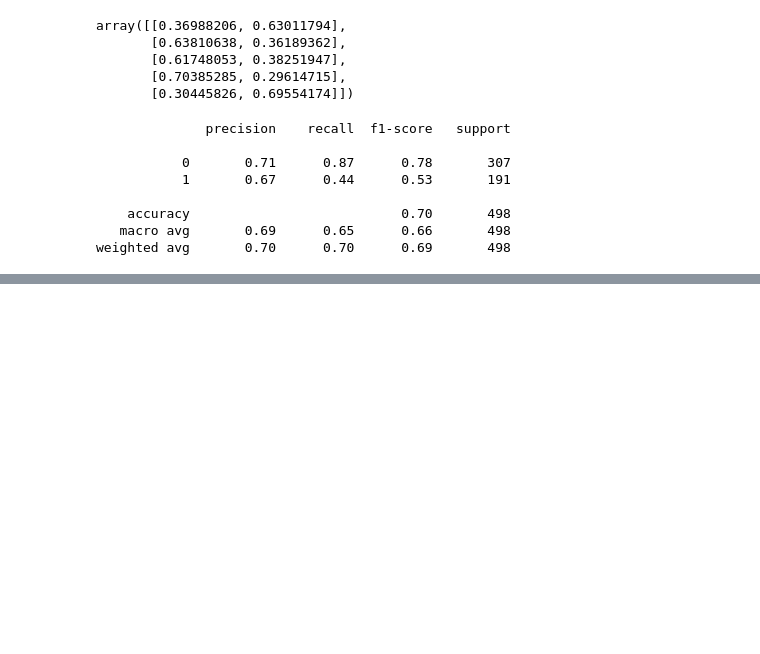
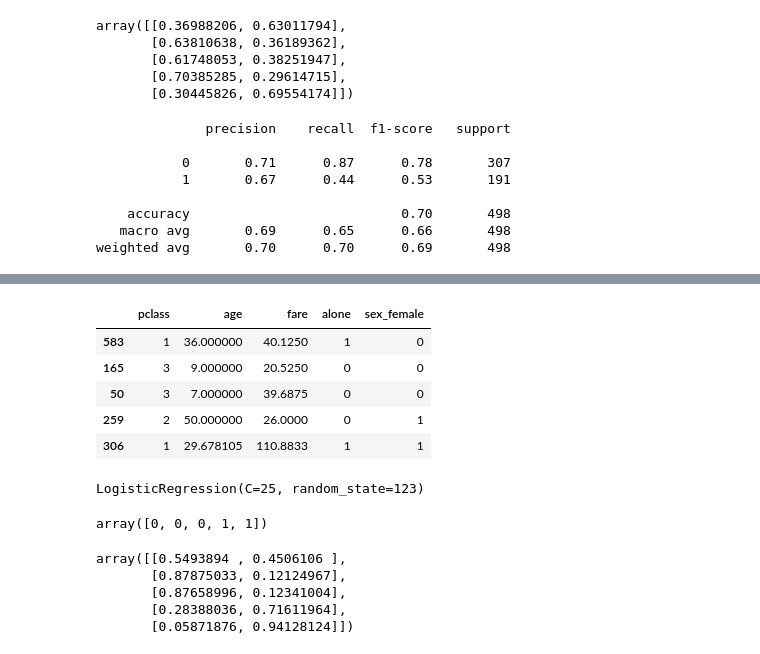
Before and after one commit to lainslie-18/classification-exercises, a Jupyter notebook: model.ipynb, the cells around one changed output, grey strips where cells are left out. Cells and saved outputs as stored; diff of their text form; code cells hidden in the pictures; blank space fills up the shorter version.

```diff
--- a/model.ipynb
+++ b/model.ipynb
@@ -790,0 +1015,9 @@ weighted avg       0.70      0.70      0.69       498
+# %%
+X_train.head()
+# %% [output]
+|  | pclass | age | fare | alone | sex_female |
+| 583 | 1 | 36.000000 | 40.1250 | 1 | 0 |
+| 165 | 3 | 9.000000 | 20.5250 | 0 | 0 |
+| 50 | 3 | 7.000000 | 39.6875 | 0 | 0 |
+| 259 | 2 | 50.000000 | 26.0000 | 0 | 1 |
+| 306 | 1 | 29.678105 | 110.8833 | 1 | 1 |
@@ -790,0 +1027,21 @@ weighted avg       0.70      0.70      0.69       498
+# %%
+#  fitting the model on train data
+logit.fit(X_train, y_train)
+# %% [output]
+LogisticRegression(C=25, random_state=123)
+# %%
+# using model to make predictions
+y_pred = logit.predict(X_train)
+y_pred[0:5]
+# %% [output]
+array([0, 0, 0, 1, 1])
+# %%
+# checking probability of those predictions
+y_pred_proba = logit.predict_proba(X_train)
+y_pred_proba[0:5]
+# %% [output]
+array([[0.5493894 , 0.4506106 ],
+       [0.87875033, 0.12124967],
+       [0.87658996, 0.12341004],
+       [0.28388036, 0.71611964],
+       [0.05871876, 0.94128124]])
```
Also changed, not shown: parts of 74 cells of this notebook.
